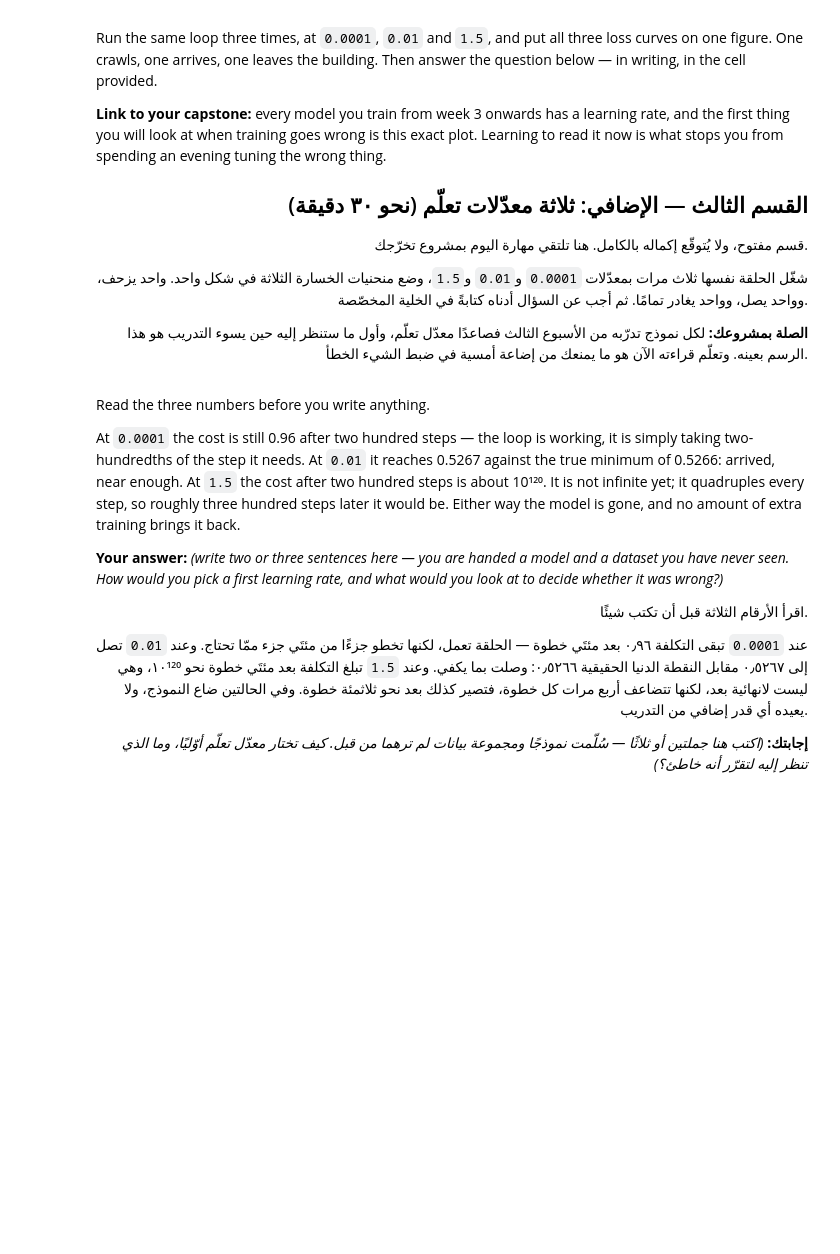
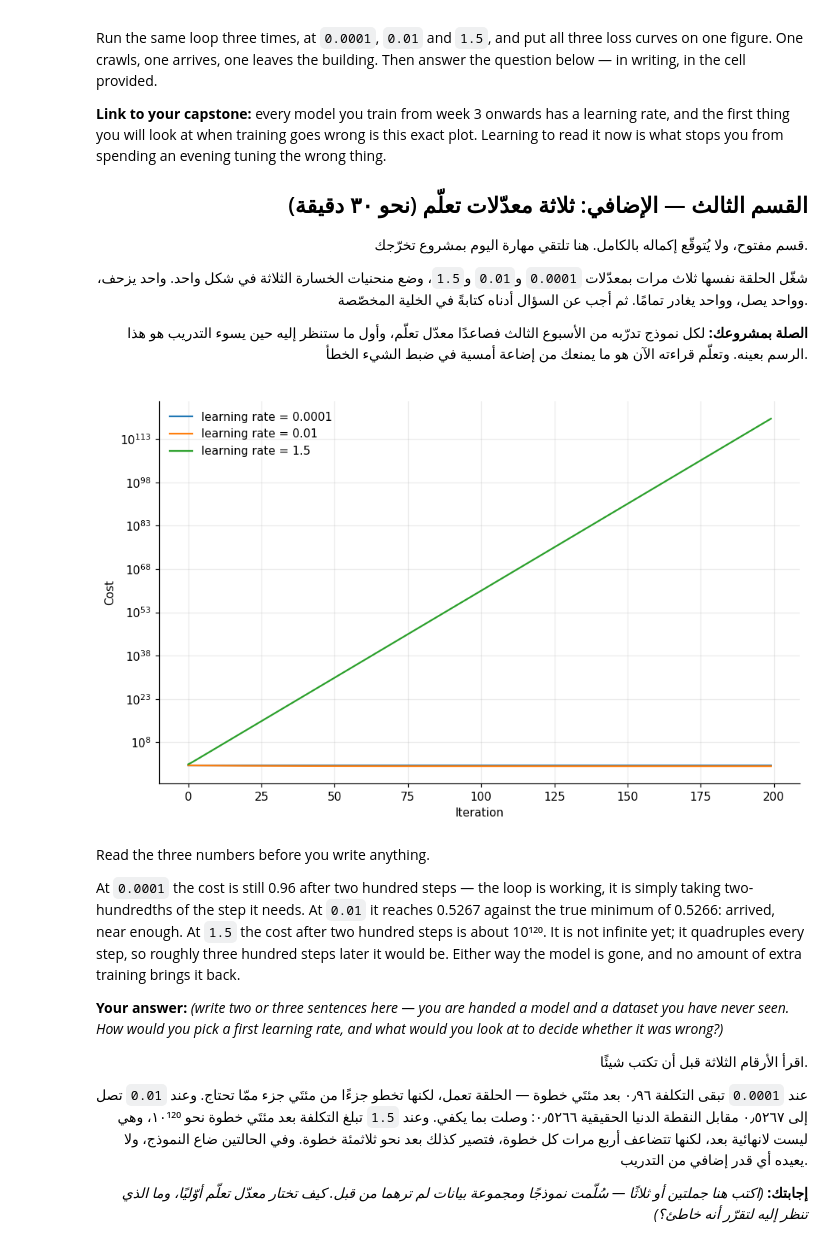
Before and after one commit to 43u0/AIEP_Olo_student, a Jupyter notebook: week_1_foundations/labs/D2_gradient_descent/D2_gradient_descent_blank.ipynb, the cells around one changed output. Cells and saved outputs as stored; diff of their text form; code cells hidden in the pictures; blank space fills up the shorter version.

```diff
--- a/week_1_foundations/labs/D2_gradient_descent/D2_gradient_descent_blank.ipynb
+++ b/week_1_foundations/labs/D2_gradient_descent/D2_gradient_descent_blank.ipynb
@@ -707,26 +742,61 @@ stops you from spending an evening tuning the wrong thing.
 
 </div>
 # %%
-# ────────────────────────────────────────────────────────────────────
-# 1) Wrap your loop from Task 2.4 in a function taking the learning rate as an argument
-#    and returning the list of costs.
-# 2) Guard it: once the cost stops being a finite number the run is over, so stop early
-#    and say at which step it happened.
-# 3) Plot the three curves on one axis with a log scale on y — otherwise the diverging run
-#    flattens the other two into the floor.
-# Search: "matplotlib semilogy multiple curves legend"
-#
-# ١) ضع حلقة المهمة ٢٫٤ داخل دالة تأخذ معدّل التعلّم وسيطًا
-#    وتُرجع قائمة التكاليف.
-# ٢) احمِها: متى توقّفت التكلفة عن كونها رقمًا منتهيًا انتهى التشغيل، فتوقّف مبكرًا واذكر
-#    عند أي خطوة حدث ذلك.
-# ٣) ارسم المنحنيات الثلاثة على محور واحد بمقياس لوغاريتمي على y، وإلا سحق المنحنى المتباعد
-#    المنحنيين الآخرين في القاع.
-# ابحث عن: "matplotlib semilogy multiple curves legend"
-# ────────────────────────────────────────────────────────────────────
+import numpy as np
+import matplotlib.pyplot as plt
 
-# TODO: Run the loop at 0.0001, 0.01 and 1.5, and put all three loss curves on one log-scale figure.
-# مهمة: شغّل الحلقة بمعدّلات 0.0001 و0.01 و1.5، وضع منحنيات الخسارة الثلاثة في شكل واحد بمقياس لوغاريتمي.
+
+def run_gradient_descent(learning_rate, num_iterations=200):
+    w = 0.0
+    b = 0.0
+    costs = []
+
+    for i in range(num_iterations):
+
+        # Calculate gradients
+        dw, db = compute_gradients(w, b, x, y)
+
+        # Update parameters
+        w = w - learning_rate * dw
+        b = b - learning_rate * db
+
+        # Calculate cost
+        cost = compute_cost(w, b, x, y)
+
+        # Stop if cost is not finite
+        if not np.isfinite(cost):
+            print(
+                f"learning rate {learning_rate}: "
+                f"stopped at step {i + 1}"
+            )
+            break
+
+        costs.append(cost)
+
+    return costs
+
+
+# Run with the three required learning rates
+cost_0001 = run_gradient_descent(0.0001)
+cost_001 = run_gradient_descent(0.01)
+cost_15 = run_gradient_descent(1.5)
+
+
+# Plot all three curves on one log-scale figure
+plt.figure(figsize=(10, 6))
+
+plt.semilogy(cost_0001, label="learning rate = 0.0001")
+plt.semilogy(cost_001, label="learning rate = 0.01")
+plt.semilogy(cost_15, label="learning rate = 1.5")
+
+plt.xlabel("Iteration")
+plt.ylabel("Cost")
+plt.legend()
+plt.grid(True)
+
+plt.show()
+# %% [output]
+[figure, added]
 # %% [markdown]
 Read the three numbers before you write anything.
 
```
Also changed, not shown: parts of 5 cells of this notebook.
